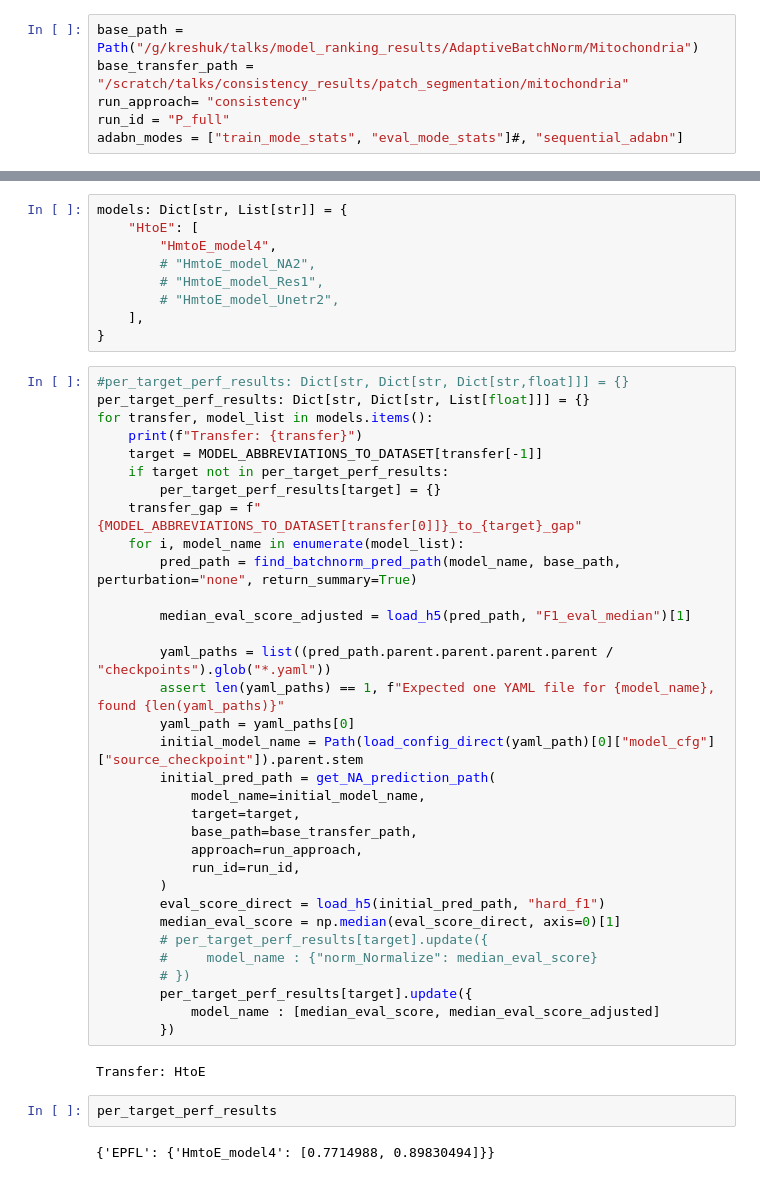
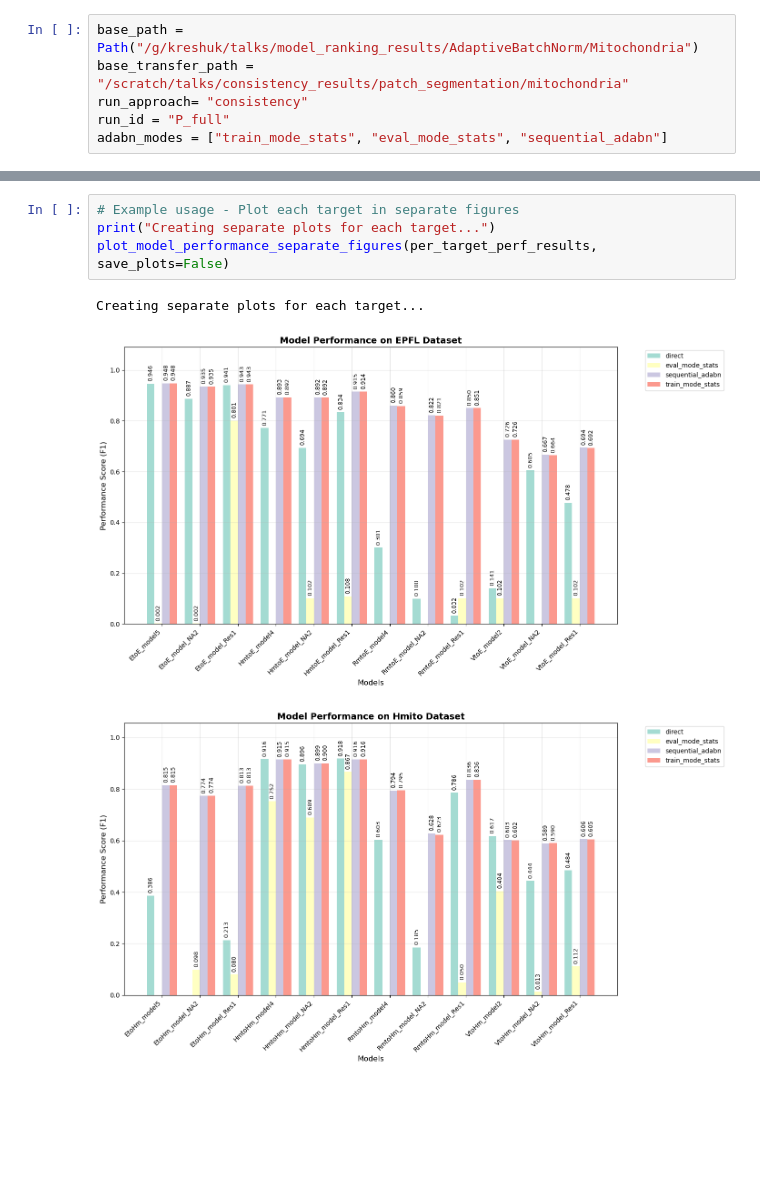
Before and after one commit to kreshuklab/model_ranking, a Jupyter notebook: notebooks/self_training/AdaptiveBatchNorm/batchnorm_adjusted_performance.ipynb, the cells around one changed output, grey strips where cells are left out. Cells and saved outputs as stored; diff of their text form; blank space fills up the shorter version.

Commit message:
plot transfer model performance of batchnorm adjusted models

```diff
--- a/notebooks/self_training/AdaptiveBatchNorm/batchnorm_adjusted_performance.ipynb
+++ b/notebooks/self_training/AdaptiveBatchNorm/batchnorm_adjusted_performance.ipynb
@@ -90,7 +109,7 @@ base_path = Path("/g/kreshuk/talks/model_ranking_results/AdaptiveBatchNorm/Mitoc
 base_transfer_path = "/scratch/talks/consistency_results/patch_segmentation/mitochondria"
 run_approach= "consistency"
 run_id = "P_full"
-adabn_modes = ["train_mode_stats", "eval_mode_stats"]#, "sequential_adabn"]
+adabn_modes = ["train_mode_stats", "eval_mode_stats", "sequential_adabn"]
 # %%
 #per_target_perf_results: Dict[str, Dict[str, Dict[str,float]]] = {}
 per_target_perf_results: Dict[str, Dict[str, Dict[str,float]]] = {}
@@ -168,48 +187,8 @@ run_id = "P_full"
-# %%
-models: Dict[str, List[str]] = {
-    "HtoE": [
-        "HmtoE_model4",
-        # "HmtoE_model_NA2",
-        # "HmtoE_model_Res1",
-        # "HmtoE_model_Unetr2",
-    ],
-}
-# %%
-#per_target_perf_results: Dict[str, Dict[str, Dict[str,float]]] = {}
-per_target_perf_results: Dict[str, Dict[str, List[float]]] = {}
-for transfer, model_list in models.items():
-    print(f"Transfer: {transfer}")
-    target = MODEL_ABBREVIATIONS_TO_DATASET[transfer[-1]]
-    if target not in per_target_perf_results:
-        per_target_perf_results[target] = {}
-    transfer_gap = f"{MODEL_ABBREVIATIONS_TO_DATASET[transfer[0]]}_to_{target}_gap"
-    for i, model_name in enumerate(model_list):
-        pred_path = find_batchnorm_pred_path(model_name, base_path, perturbation="none", return_summary=True)
-
-        median_eval_score_adjusted = load_h5(pred_path, "F1_eval_median")[1]
-
-        yaml_paths = list((pred_path.parent.parent.parent.parent / "checkpoints").glob("*.yaml"))
-        assert len(yaml_paths) == 1, f"Expected one YAML file for {model_name}, found {len(yaml_paths)}"
-        yaml_path = yaml_paths[0]
-        initial_model_name = Path(load_config_direct(yaml_path)[0]["model_cfg"]["source_checkpoint"]).parent.stem
-        initial_pred_path = get_NA_prediction_path(
-            model_name=initial_model_name,
-            target=target,
-            base_path=base_transfer_path,
-            approach=run_approach,
-            run_id=run_id,
-        )
-        eval_score_direct = load_h5(initial_pred_path, "hard_f1")
-        median_eval_score = np.median(eval_score_direct, axis=0)[1]
-        # per_target_perf_results[target].update({
-        #     model_name : {"norm_Normalize": median_eval_score}
-        # })
-        per_target_perf_results[target].update({
-            model_name : [median_eval_score, median_eval_score_adjusted]
-        })
-# %% [output]
-Transfer: HtoE
-# %%
-per_target_perf_results
-# %% [output]
-{'EPFL': {'HmtoE_model4': [0.7714988, 0.89830494]}}
+# %%
+# Example usage - Plot each target in separate figures
+print("Creating separate plots for each target...")
+plot_model_performance_separate_figures(per_target_perf_results, save_plots=False)
+# %% [output]
+Creating separate plots for each target...
+[figure, added]
+[figure, added]
```
Also changed, not shown: parts of 6 cells of this notebook.
